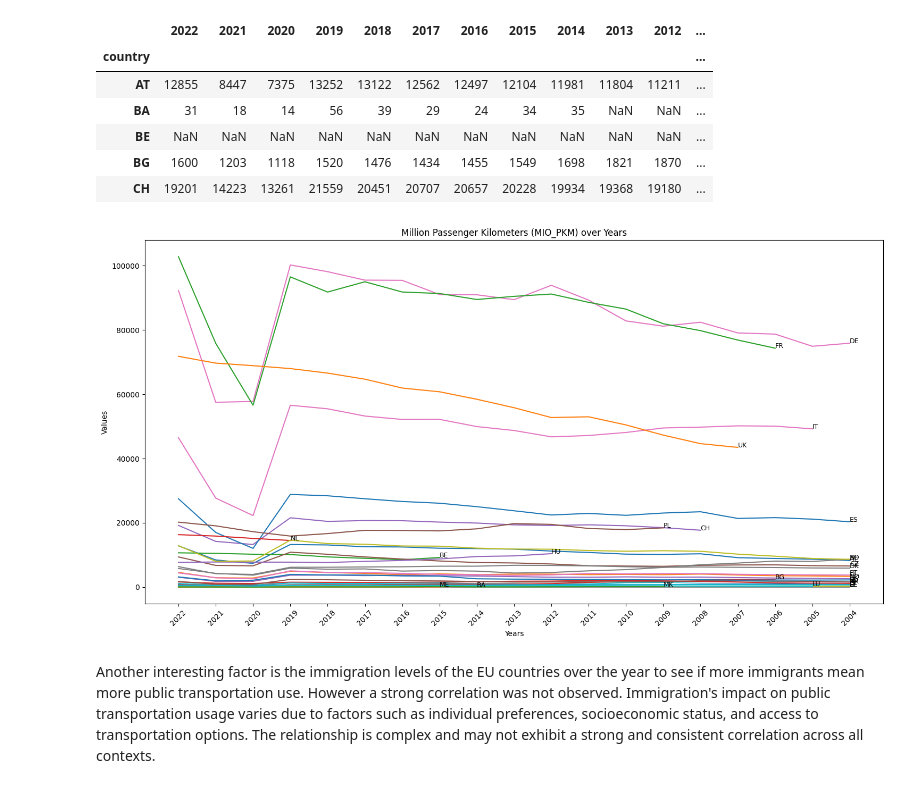
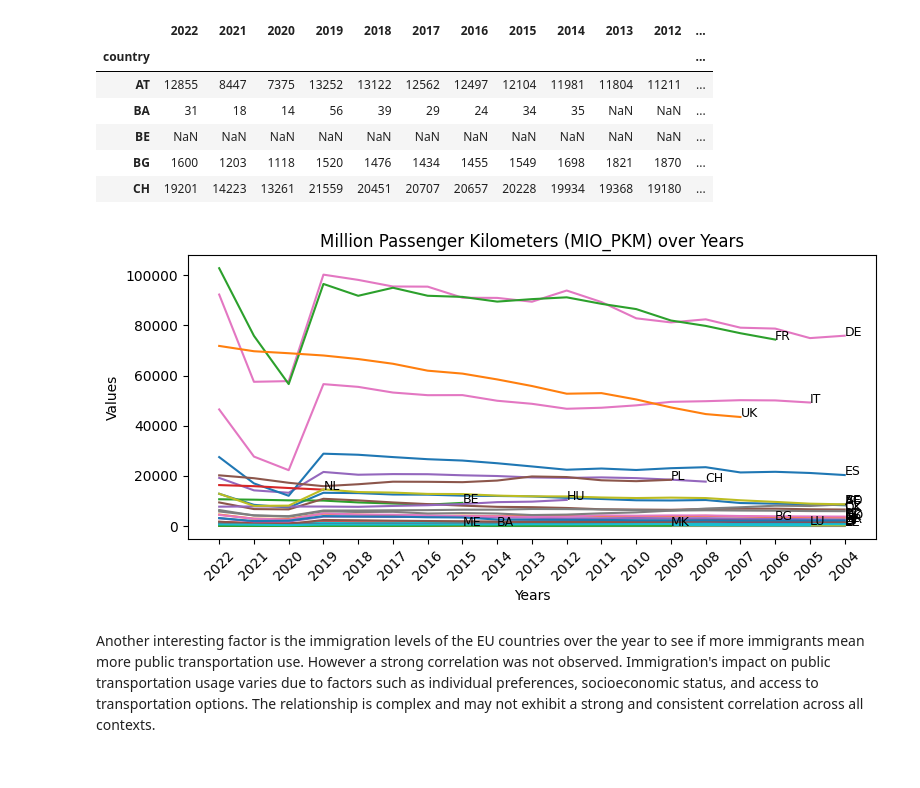
Before and after one commit to venetagrigorova/transport-modal-split, a Jupyter notebook: code/data-analysis.ipynb, the cells around one changed output. Cells and saved outputs as stored; diff of their text form; code cells hidden in the pictures.

```diff
--- a/code/data-analysis.ipynb
+++ b/code/data-analysis.ipynb
@@ -296,30 +296,30 @@ Million Passenger Kilometers (MIO_PKM):
 | BG | 1600 | 1203 | 1118 | 1520 | 1476 | 1434 | 1455 | 1549 | 1698 | 1821 | 1870 | ... |
 | CH | 19201 | 14223 | 13261 | 21559 | 20451 | 20707 | 20657 | 20228 | 19934 | 19368 | 19180 | ... |
 # %%
-plt.figure(figsize=(15, 8))
+plt.figure(figsize=(8, 4))
 
 # Convert the column names (years) to strings
 year_columns = df_mio_pkm.columns.astype(str)
 
 # Loop through each country and plot its data with country codes on the lines
 for country in df_mio_pkm.index:
     # Ensure the data is in a float format for plotting and drop NaN values
     country_data = df_mio_pkm.loc[country].astype(float).dropna()
     if not country_data.empty:
         plt.plot(year_columns[:len(country_data)], country_data)
         # Add text label near the last point of each line
         last_year = year_columns[len(country_data) - 1]
         last_value = country_data.iloc[-1]
         plt.text(last_year, last_value, country, fontsize=9)
 
 plt.title('Million Passenger Kilometers (MIO_PKM) over Years')
 plt.xticks(rotation=45)
 plt.ylabel('Values')
 plt.xlabel('Years')
 plt.tight_layout()
 plt.show()
 # %% [output]
-[figure, old version]
+[figure, new version]
 # %% [markdown]
 Another interesting factor is the immigration levels of the EU countries over the year to see if more immigrants mean more public transportation use. However a strong correlation was not observed. Immigration's impact on public transportation usage varies due to factors such as individual preferences, socioeconomic status, and access to transportation options. The relationship is complex and may not exhibit a strong and consistent correlation across all contexts.
 # %%
```
Also changed, not shown: parts of 4 cells of this notebook.
